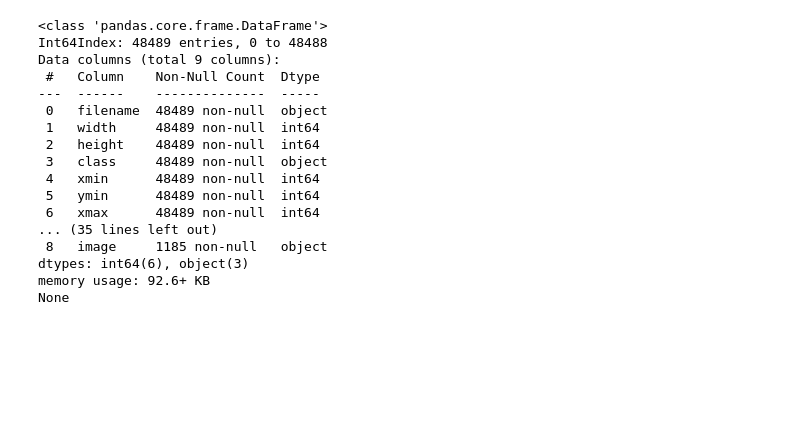
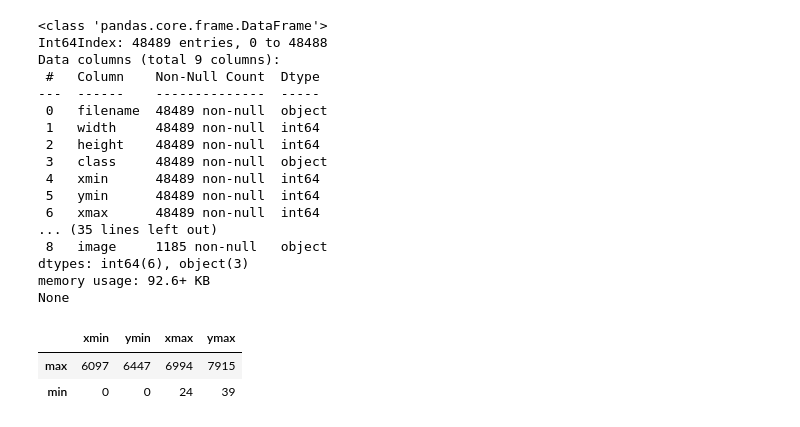
Before and after one commit to nathanaeljost/Chesspiece-Detection, a Jupyter notebook: data_preprocessing.ipynb, the cells around one changed output. Drawn from its saved outputs; the diff is of its cells as text; code cells hidden in the pictures; blank space fills up the shorter version.

```diff
--- a/data_preprocessing.ipynb
+++ b/data_preprocessing.ipynb
@@ -57,3 +57,9 @@ Data columns (total 9 columns):
 dtypes: int64(6), object(3)
 memory usage: 92.6+ KB
 None
+# %%
+df_train[['xmin', 'ymin', 'xmax', 'ymax']].agg(['max', 'min'])
+# %% [output]
+|  | xmin | ymin | xmax | ymax |
+| max | 6097 | 6447 | 6994 | 7915 |
+| min | 0 | 0 | 24 | 39 |
```
Also changed, not shown: parts of 2 cells of this notebook, 2 other files.
